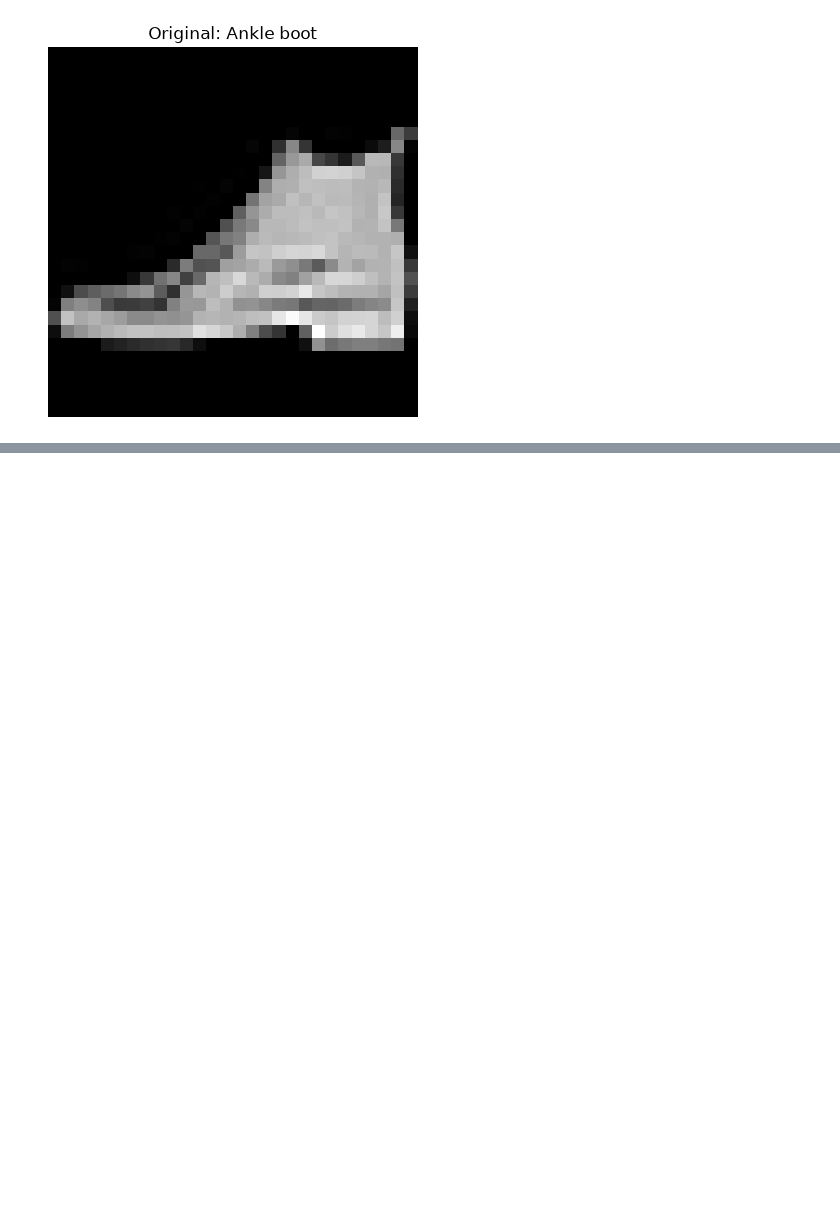
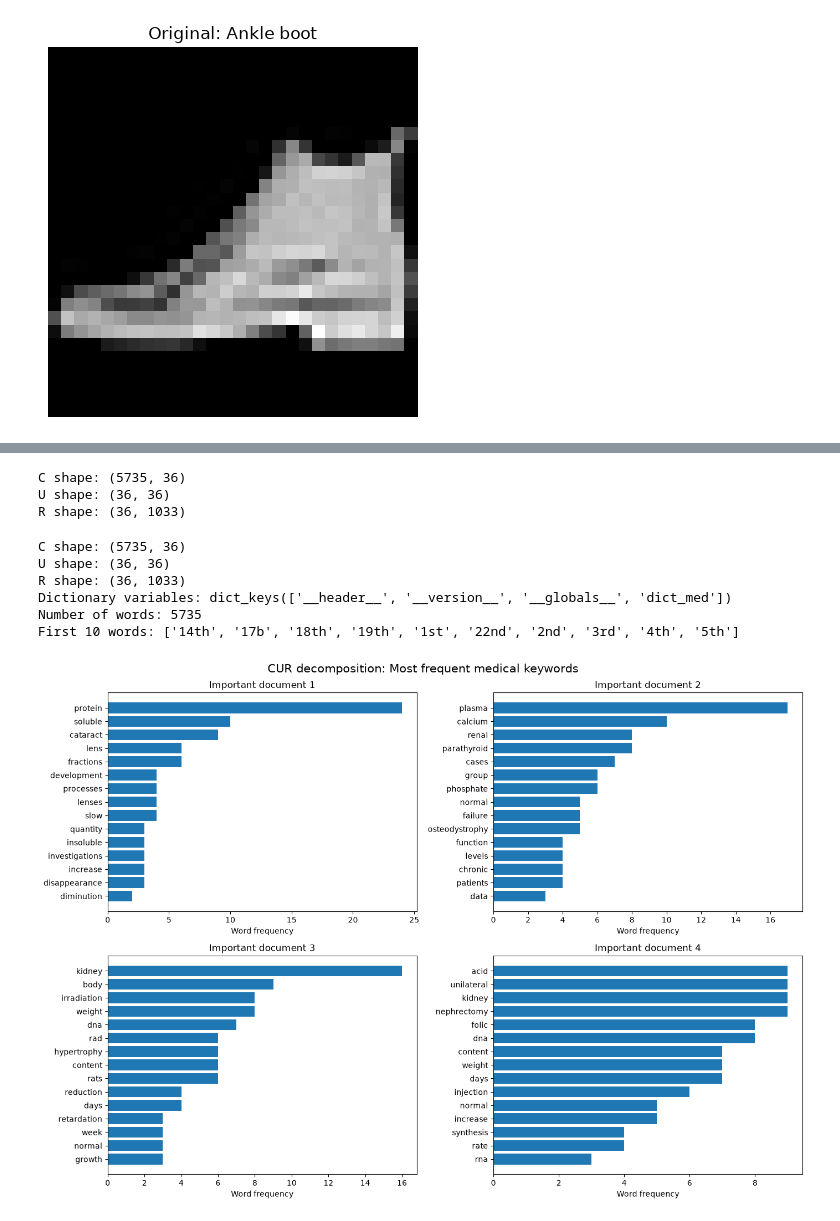
Before and after one commit to rigozu9/Matrix-and-Tensor-Techniques-for-DS, a Jupyter notebook: lab2/lab2.ipynb, the cells around one changed output, grey strips where cells are left out. Drawn from its saved outputs; the diff is of its cells as text; code cells hidden in the pictures; blank space fills up the shorter version.

```diff
--- a/lab2/lab2.ipynb
+++ b/lab2/lab2.ipynb
@@ -343,0 +568,75 @@ def mp(D, y, k):
+# %%
+C, U, R = cur(A, k=10, epsilon=0.8, mode="top")
+
+print("C shape:", C.shape)
+print("U shape:", U.shape)
+print("R shape:", R.shape)
+# %% [output]
+C shape: (5735, 36)
+U shape: (36, 36)
+R shape: (36, 1033)
+# %%
+C, U, R = cur(A, k=10, epsilon=0.8, mode="top")
+
+print("C shape:", C.shape)
+print("U shape:", U.shape)
+print("R shape:", R.shape)
+
+dict_data = loadmat("dict_med.mat", squeeze_me=True)
+
+print("Dictionary variables:", dict_data.keys())
+
+word_key = next(
+    key for key in dict_data
+    if not key.startswith("__")
+)
+
+raw_words = np.asarray(dict_data[word_key]).ravel()
+
+def decode_word(w):
+    if isinstance(w, np.ndarray):
+        w = w.item() if w.size == 1 else "".join(map(str, w.ravel()))
+    if isinstance(w, bytes):
+        w = w.decode("utf-8")
+    return str(w).strip()
+
+words = [decode_word(w) for w in raw_words]
+
+print("Number of words:", len(words))
+print("First 10 words:", words[:10])
+
+assert len(words) == A.shape[0], "Dictionary size mismatch"
+
+num_documents = 4
+top_n = 15
+
+fig, axes = plt.subplots(2, 2, figsize=(14, 10))
+axes = axes.flatten()
+
+for j in range(num_documents):
+
+    document = C[:, j]
+
+    top_indices = np.argsort(document)[::-1][:top_n]
+
+    top_words = [words[i] for i in top_indices]
+    frequencies = document[top_indices]
+
+    axes[j].barh(top_words[::-1], frequencies[::-1])
+    axes[j].set_title(f"Important document {j + 1}")
+    axes[j].set_xlabel("Word frequency")
+
+plt.suptitle(
+    "CUR decomposition: Most frequent medical keywords",
+    fontsize=15
+)
+plt.tight_layout()
+plt.show()
+# %% [output]
+C shape: (5735, 36)
+U shape: (36, 36)
+R shape: (36, 1033)
+Dictionary variables: dict_keys(['__header__', '__version__', '__globals__', 'dict_med'])
+Number of words: 5735
+First 10 words: ['14th', '17b', '18th', '19th', '1st', '22nd', '2nd', '3rd', '4th', '5th']
+[figure, added]
```
Also changed, not shown: parts of 5 cells of this notebook, 2 other files.
